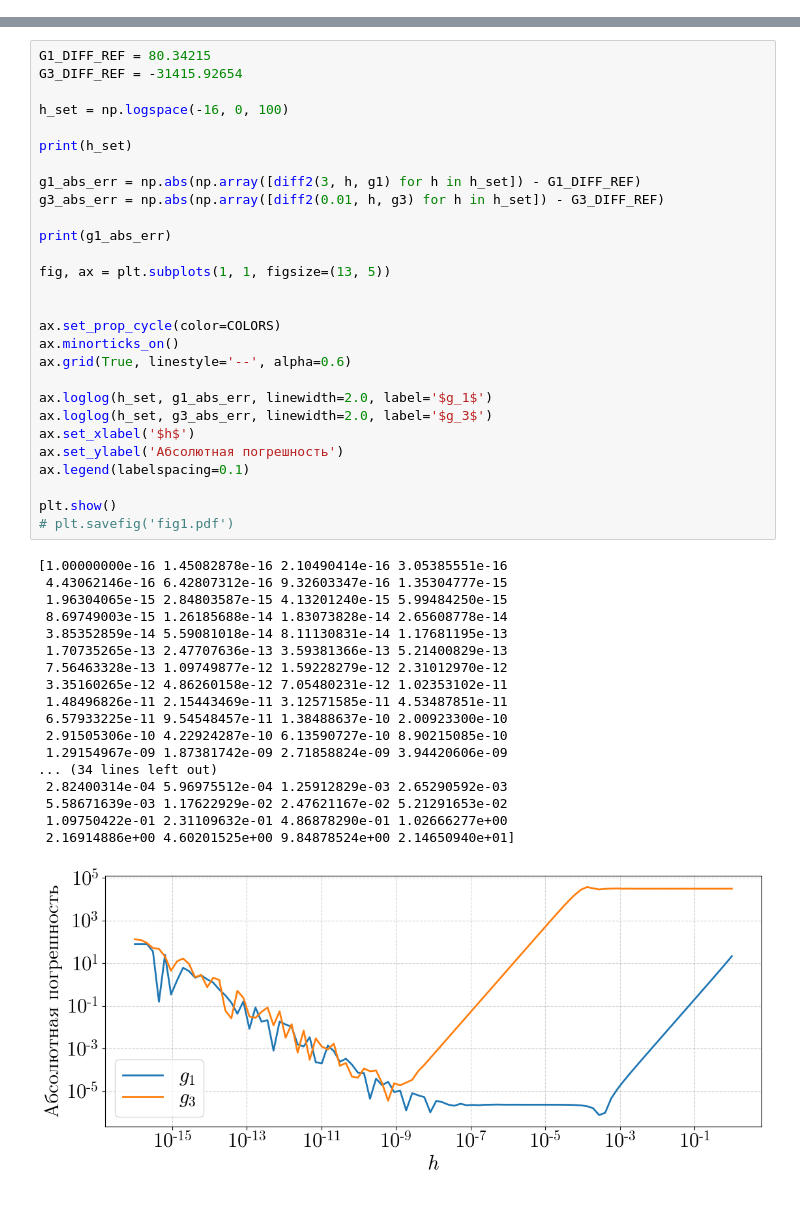
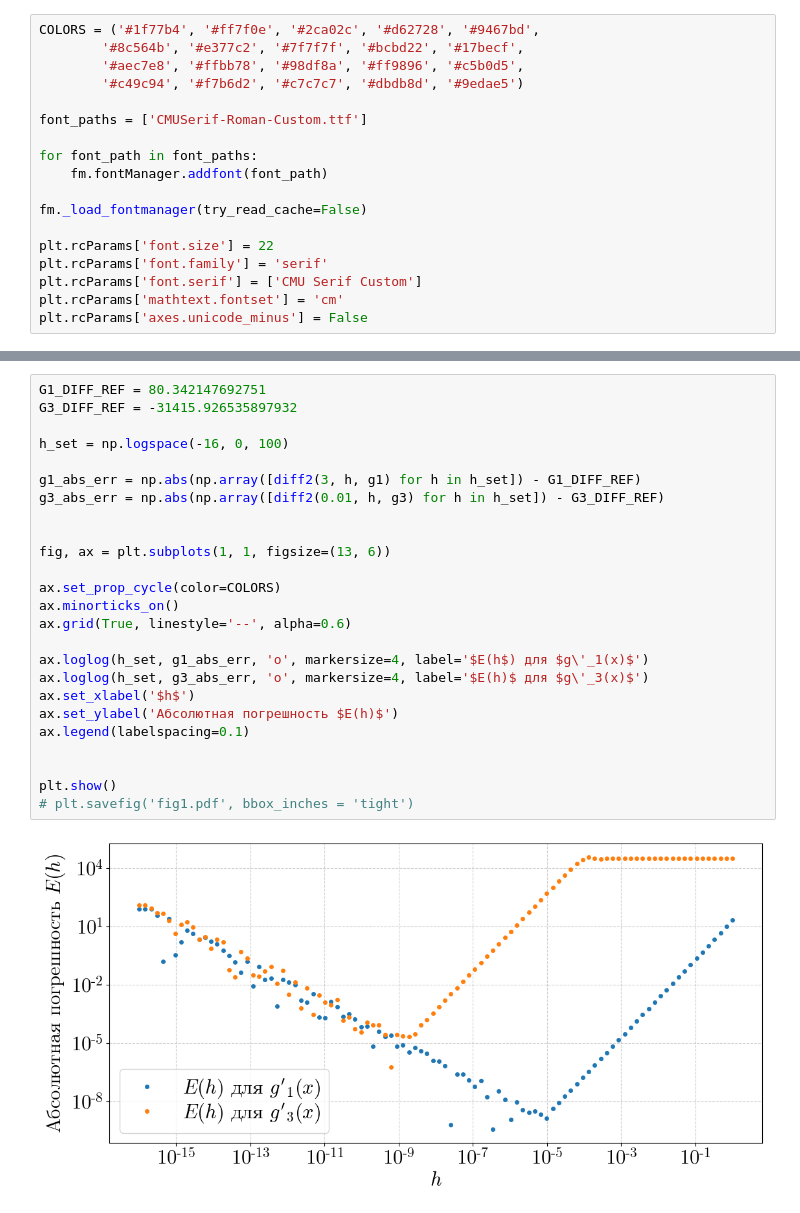
Before and after one commit to 1DCR/compmath-labs, a Jupyter notebook: lab-2/src/educmm_lab_2.ipynb, the cells around one changed output, grey strips where cells are left out. Saved outputs shown, nothing was run; the diff lists cells and outputs as text.

```diff
--- a/lab-2/src/educmm_lab_2.ipynb
+++ b/lab-2/src/educmm_lab_2.ipynb
@@ -30 +7,19 @@ plt.rcParams['axes.unicode_minus'] = False
+# %%
+COLORS = ('#1f77b4', '#ff7f0e', '#2ca02c', '#d62728', '#9467bd',
+        '#8c564b', '#e377c2', '#7f7f7f', '#bcbd22', '#17becf',
+        '#aec7e8', '#ffbb78', '#98df8a', '#ff9896', '#c5b0d5',
+        '#c49c94', '#f7b6d2', '#c7c7c7', '#dbdb8d', '#9edae5')
+
+font_paths = ['CMUSerif-Roman-Custom.ttf']
+
+for font_path in font_paths:
+    fm.fontManager.addfont(font_path)
+
+fm._load_fontmanager(try_read_cache=False)
+
+plt.rcParams['font.size'] = 22
+plt.rcParams['font.family'] = 'serif'
+plt.rcParams['font.serif'] = ['CMU Serif Custom']
+plt.rcParams['mathtext.fontset'] = 'cm'
+plt.rcParams['axes.unicode_minus'] = False
 # %%
@@ -42,47 +41,27 @@ def g3(x):
 # %%
-G1_DIFF_REF = 80.34215
-G3_DIFF_REF = -31415.92654
+G1_DIFF_REF = 80.342147692751
+G3_DIFF_REF = -31415.926535897932
 
 h_set = np.logspace(-16, 0, 100)
-
-print(h_set)
 
 g1_abs_err = np.abs(np.array([diff2(3, h, g1) for h in h_set]) - G1_DIFF_REF)
 g3_abs_err = np.abs(np.array([diff2(0.01, h, g3) for h in h_set]) - G3_DIFF_REF)
 
-print(g1_abs_err)
 
-fig, ax = plt.subplots(1, 1, figsize=(13, 5))
-
+fig, ax = plt.subplots(1, 1, figsize=(13, 6))
 
 ax.set_prop_cycle(color=COLORS)
 ax.minorticks_on()
 ax.grid(True, linestyle='--', alpha=0.6)
 
-ax.loglog(h_set, g1_abs_err, linewidth=2.0, label='$g_1$')
-ax.loglog(h_set, g3_abs_err, linewidth=2.0, label='$g_3$')
+ax.loglog(h_set, g1_abs_err, 'o', markersize=4, label='$E(h$) для $g\'_1(x)$')
+ax.loglog(h_set, g3_abs_err, 'o', markersize=4, label='$E(h)$ для $g\'_3(x)$')
 ax.set_xlabel('$h$')
-ax.set_ylabel('Абсолютная погрешность')
+ax.set_ylabel('Абсолютная погрешность $E(h)$')
 ax.legend(labelspacing=0.1)
 
+
 plt.show()
-# plt.savefig('fig1.pdf')
+# plt.savefig('fig1.pdf', bbox_inches = 'tight')
 # %% [output]
-[1.00000000e-16 1.45082878e-16 2.10490414e-16 3.05385551e-16
- 4.43062146e-16 6.42807312e-16 9.32603347e-16 1.35304777e-15
- 1.96304065e-15 2.84803587e-15 4.13201240e-15 5.99484250e-15
- 8.69749003e-15 1.26185688e-14 1.83073828e-14 2.65608778e-14
- 3.85352859e-14 5.59081018e-14 8.11130831e-14 1.17681195e-13
- 1.70735265e-13 2.47707636e-13 3.59381366e-13 5.21400829e-13
- 7.56463328e-13 1.09749877e-12 1.59228279e-12 2.31012970e-12
- 3.35160265e-12 4.86260158e-12 7.05480231e-12 1.02353102e-11
- 1.48496826e-11 2.15443469e-11 3.12571585e-11 4.53487851e-11
- 6.57933225e-11 9.54548457e-11 1.38488637e-10 2.00923300e-10
- 2.91505306e-10 4.22924287e-10 6.13590727e-10 8.90215085e-10
- 1.29154967e-09 1.87381742e-09 2.71858824e-09 3.94420606e-09
-... (34 lines left out)
- 2.82400314e-04 5.96975512e-04 1.25912829e-03 2.65290592e-03
- 5.58671639e-03 1.17622929e-02 2.47621167e-02 5.21291653e-02
- 1.09750422e-01 2.31109632e-01 4.86878290e-01 1.02666277e+00
- 2.16914886e+00 4.60201525e+00 9.84878524e+00 2.14650940e+01]
-[figure, old version]
+[figure, new version]
```
Also changed, not shown: parts of 26 cells of this notebook, 16 other files.
